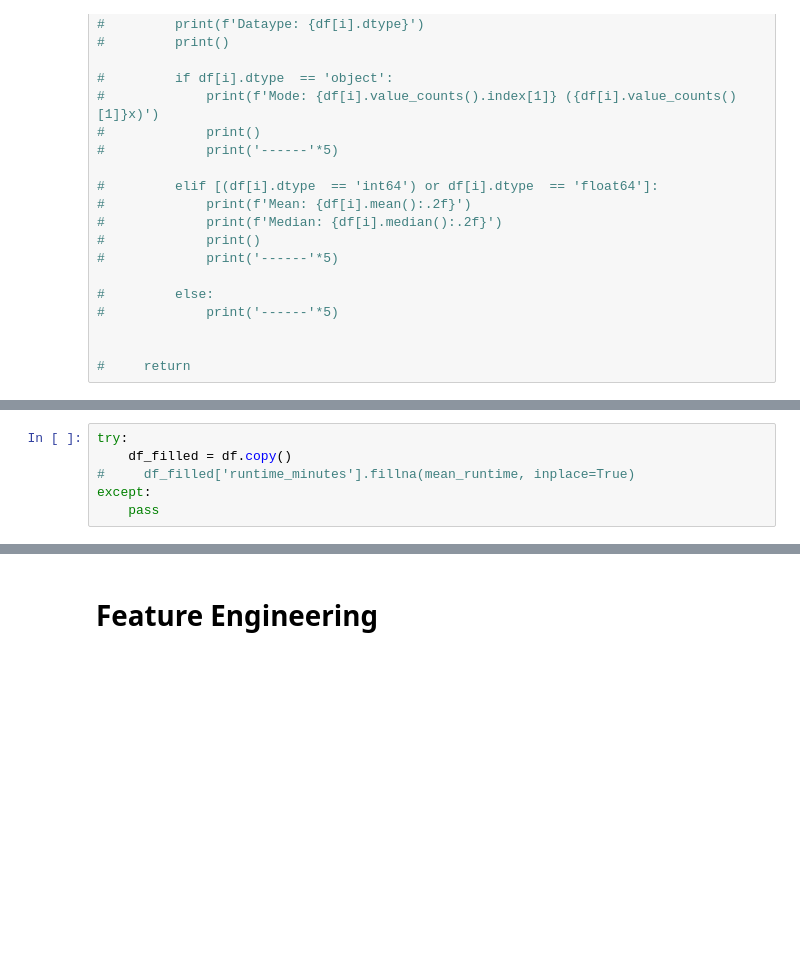
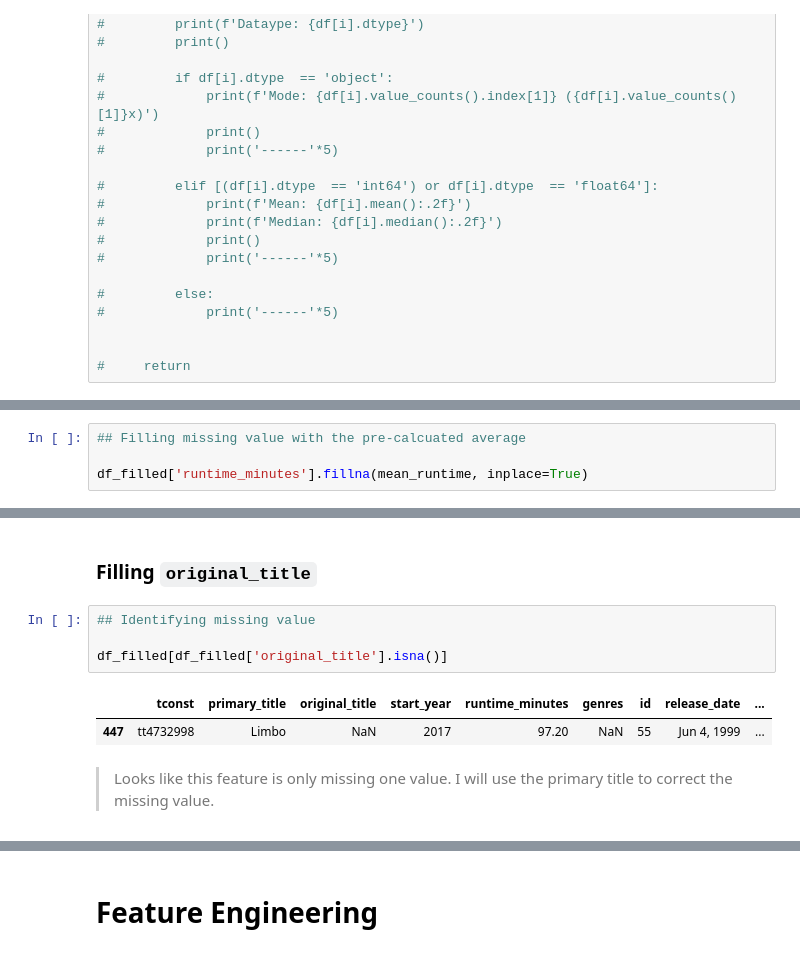
Before and after one commit to BenJMcCarty/BMC_P1P_Redo, a Jupyter notebook: WiP.ipynb, the cells around one changed output, grey strips where cells are left out. Saved outputs shown, nothing was run; the diff lists cells and outputs as text; blank space fills up the shorter version.

Commit message:
Filled original title nan

```diff
--- a/WiP.ipynb
+++ b/WiP.ipynb
@@ -524,6 +526,0 @@ The difference between the average and median values is: 0.80
-# %%
-try:
-    df_filled = df.copy()
-#     df_filled['runtime_minutes'].fillna(mean_runtime, inplace=True)
-except:
-    pass
@@ -659,0 +527,4 @@ Mode: Documentary (290x)
+# %%
+## Filling missing value with the pre-calcuated average
+
+df_filled['runtime_minutes'].fillna(mean_runtime, inplace=True)
@@ -659,0 +553,11 @@ Mode: Documentary (290x)
+# %% [markdown]
+### Filling `original_title`
+# %%
+## Identifying missing value
+
+df_filled[df_filled['original_title'].isna()]
+# %% [output]
+|  | tconst | primary_title | original_title | start_year | runtime_minutes | genres | id | release_date | ... |
+| 447 | tt4732998 | Limbo | NaN | 2017 | 97.20 | NaN | 55 | Jun 4, 1999 | ... |
+# %% [markdown]
+> Looks like this feature is only missing one value. I will use the primary title to correct the missing value.
```
Also changed, not shown: parts of 24 cells of this notebook.
